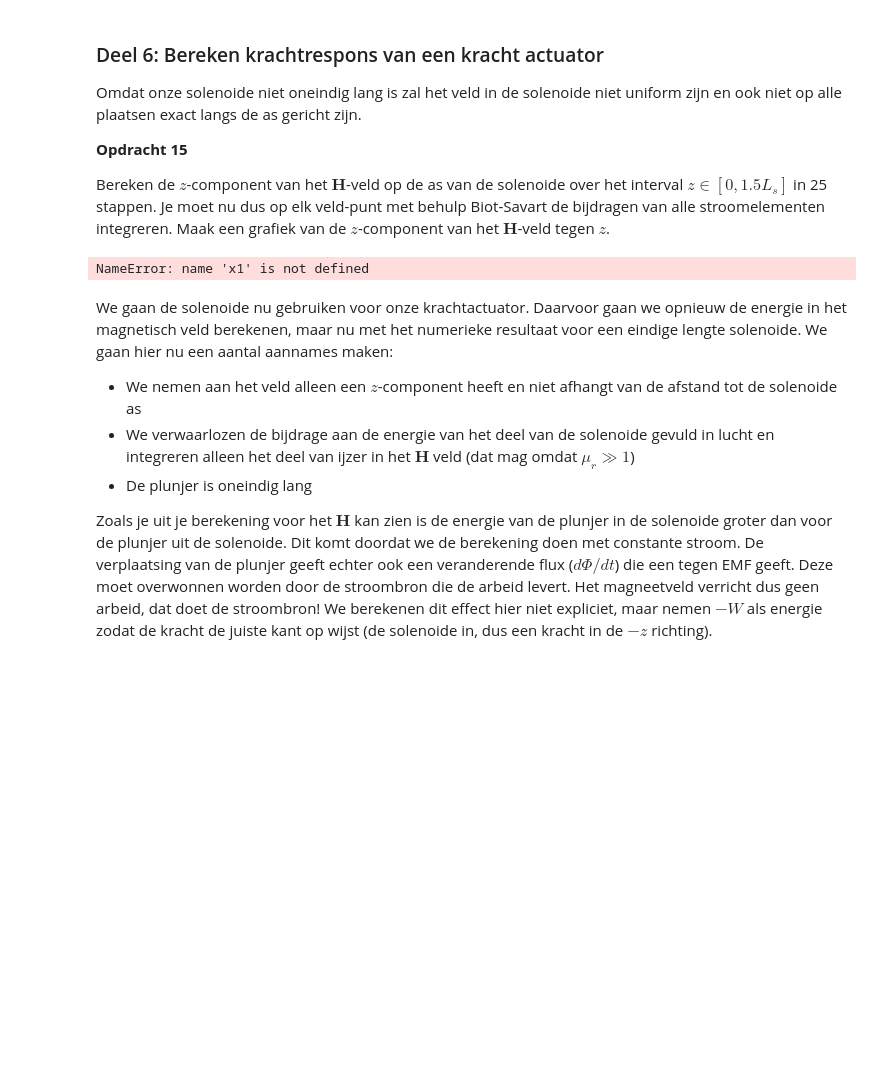
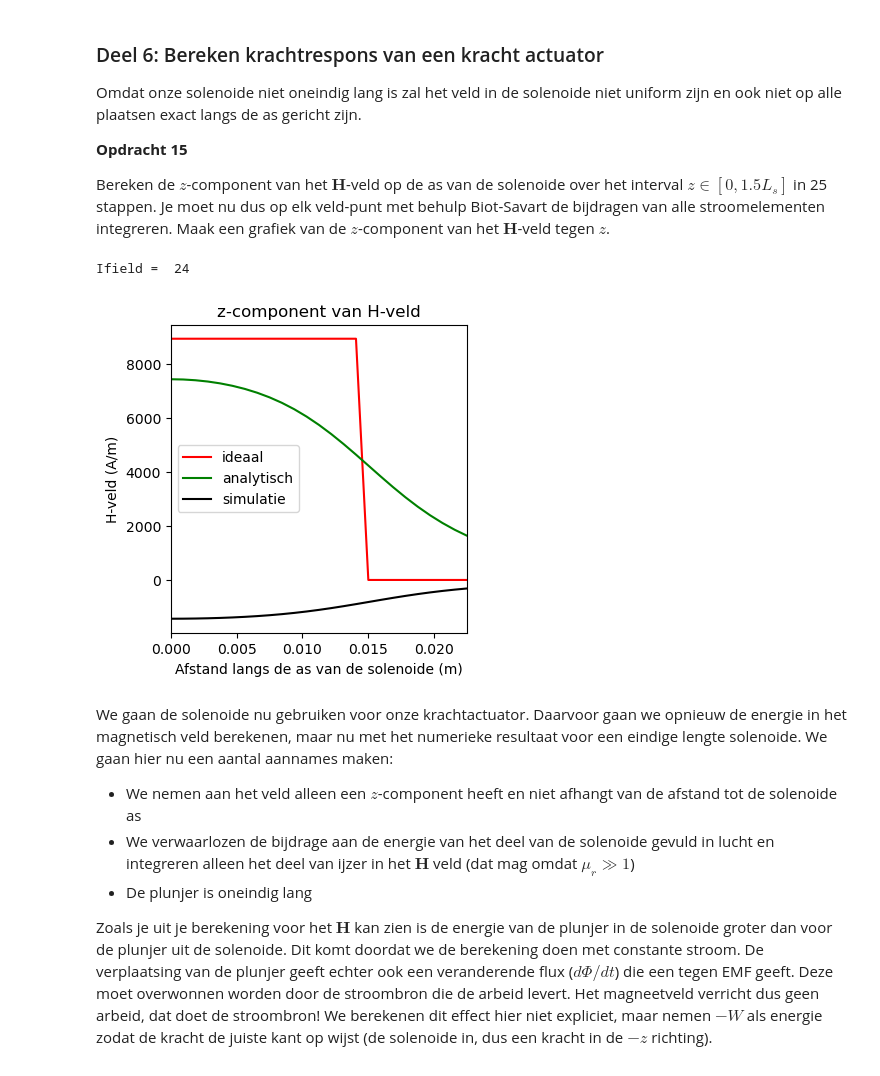
Before and after one commit to AnnetMoeleker/opdrachten-DEF-D, a Jupyter notebook: DigitaleOntwerpopdrachten/2KrachtactuatorOpdracht/2KrachtactuatorOpdracht/KrachtactuatorOpdracht.ipynb, the cells around one changed output. Saved outputs shown, nothing was run; the diff lists cells and outputs as text; code cells hidden in the pictures; blank space fills up the shorter version.

```diff
--- a/DigitaleOntwerpopdrachten/2KrachtactuatorOpdracht/2KrachtactuatorOpdracht/KrachtactuatorOpdracht.ipynb
+++ b/DigitaleOntwerpopdrachten/2KrachtactuatorOpdracht/2KrachtactuatorOpdracht/KrachtactuatorOpdracht.ipynb
@@ -626,35 +626,36 @@ for i_field in range(n_ax):
     #doorloopt de solenoide om per source punt het H-veld te berekenen en op te tellen
     for i_source in np.arange(1, len(dl)):
         dl_vec = dl[i_source]
         r_source = np.array([x1[i_source],y1[i_source],z1[i_source]])
 
-        Hsimulated += field_current_element(r_field, r_source, dl_vec)
+        Hsimulated += field_current_element(r_field, r_source, dl_vec,I)
 
     # selecting the z-component
     H_ax[i_field,0]=Hsimulated[2]
 
 I=0.500
 analytical_answer = n*I
 H_veld_ideaal=analytical_answer*np.ones(n_ax)*(1.0*(z_ax < L_sol/2))
 
 
 # dit is nog een aardige analytische uitdrukking die je kan uitrekenen voor de z-component op de as van een solenoide met eindige lengte
 H_veld_analytisch=(N*I/L_sol/2)*((L_sol/2-z_ax)/np.sqrt((z_ax- L_sol/2)**2 + r_sol**2)+(L_sol/2+z_ax)/np.sqrt((z_ax+ L_sol/2)**2 + r_sol**2))
 
 
 plt.figure(figsize=[13,4])
 plt.subplot(131)
 plt.title('z-component van H-veld')
 plt.plot(z_ax, H_veld_ideaal, '-r', label='ideaal')
 plt.plot(z_ax, H_veld_analytisch, '-g', label='analytisch')
 plt.plot(z_ax, H_ax, '-k', label='simulatie')
 plt.xlabel('Afstand langs de as van de solenoide (m)')
 plt.ylabel('H-veld (A/m)')
 plt.xlim(0,1.5*L_sol/2)
 plt.legend()
 plt.show()
 # %% [output]
-NameError: name 'x1' is not defined
+Ifield =  24
+[figure, added]
 # %% [markdown]
 We gaan de solenoide nu gebruiken voor onze krachtactuator. Daarvoor gaan we opnieuw de energie in het magnetisch veld berekenen, maar nu met het numerieke resultaat voor een eindige lengte solenoide. We gaan hier nu een aantal aannames maken:
 * We nemen aan het veld alleen een $z$-component heeft en niet afhangt van de afstand tot de solenoide as
```
Also changed, not shown: parts of 6 cells of this notebook.
